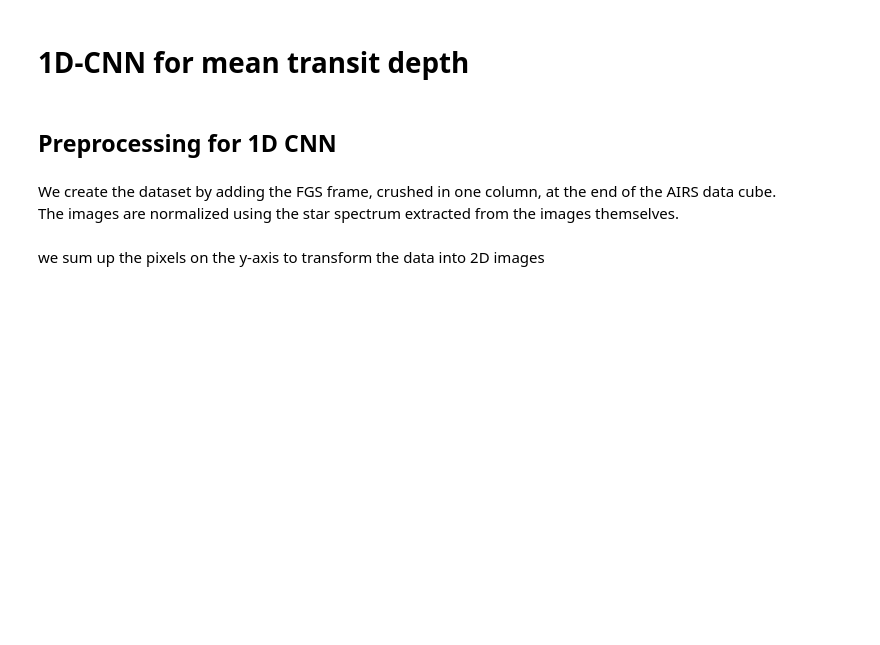
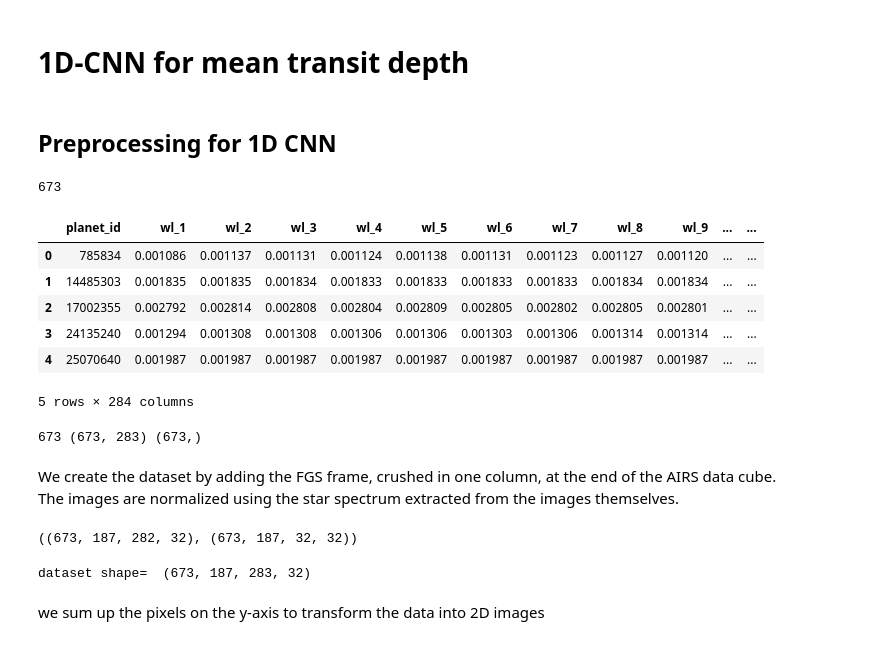
Before and after one commit to Maab-Nimir/MLSP-Project, a Jupyter notebook: Host_Starter_Solution_.ipynb, the cells around one changed output. Saved outputs shown, nothing was run; the diff lists cells and outputs as text; code cells hidden in the pictures; blank space fills up the shorter version.

Commit message:
baseline cnn-trainingIP

```diff
--- a/Host_Starter_Solution_.ipynb
+++ b/Host_Starter_Solution_.ipynb
@@ -90,19 +101,42 @@ else:
 # 1D-CNN for mean transit depth
 # %% [markdown]
 ## Preprocessing for 1D CNN
+# %%
+train_df = pd.read_csv(f'{auxiliary_folder}/train_labels.csv')
+print(len(train_df))
+train_df.head()
+# %% [output]
+673
+|  | planet_id | wl_1 | wl_2 | wl_3 | wl_4 | wl_5 | wl_6 | wl_7 | wl_8 | wl_9 | ... | ... |
+| 0 | 785834 | 0.001086 | 0.001137 | 0.001131 | 0.001124 | 0.001138 | 0.001131 | 0.001123 | 0.001127 | 0.001120 | ... | ... |
+| 1 | 14485303 | 0.001835 | 0.001835 | 0.001834 | 0.001833 | 0.001833 | 0.001833 | 0.001833 | 0.001834 | 0.001834 | ... | ... |
+| 2 | 17002355 | 0.002792 | 0.002814 | 0.002808 | 0.002804 | 0.002809 | 0.002805 | 0.002802 | 0.002805 | 0.002801 | ... | ... |
+| 3 | 24135240 | 0.001294 | 0.001308 | 0.001308 | 0.001306 | 0.001306 | 0.001303 | 0.001306 | 0.001314 | 0.001314 | ... | ... |
+| 4 | 25070640 | 0.001987 | 0.001987 | 0.001987 | 0.001987 | 0.001987 | 0.001987 | 0.001987 | 0.001987 | 0.001987 | ... | ... |
+5 rows × 284 columns
 # %%
 train_solution = np.loadtxt(f'{auxiliary_folder}/train_labels.csv', delimiter = ',', skiprows = 1)
 
 targets = train_solution[:,1:]
 targets_mean = targets[:,1:].mean(axis = 1) # used for the 1D-CNN to extract the mean value, only AIRS wavelengths as the FGS point is not used in the white curve
 N = targets.shape[0]
+print(N, targets.shape, targets_mean.shape)
+# %% [output]
+673 (673, 283) (673,)
 # %% [markdown]
 We create the dataset by adding the FGS frame, crushed in one column, at the end of the AIRS data cube.
 The images are normalized using the star spectrum extracted from the images themselves.
+# %%
+data_train.shape, data_train_FGS.shape
+# %% [output]
+((673, 187, 282, 32), (673, 187, 32, 32))
 # %%
 signal_AIRS_diff_transposed_binned, signal_FGS_diff_transposed_binned  = data_train, data_train_FGS
 FGS_column = signal_FGS_diff_transposed_binned.sum(axis = 2)
 dataset = np.concatenate([signal_AIRS_diff_transposed_binned, FGS_column[:,:, np.newaxis,:]], axis = 2)
+print('dataset shape= ', dataset.shape)
+# %% [output]
+dataset shape=  (673, 187, 283, 32)
 # %% [markdown]
 we sum up the pixels on the y-axis to transform the data into 2D images
 # %%
```
Also changed, not shown: parts of 23 cells of this notebook, 2 other files.
